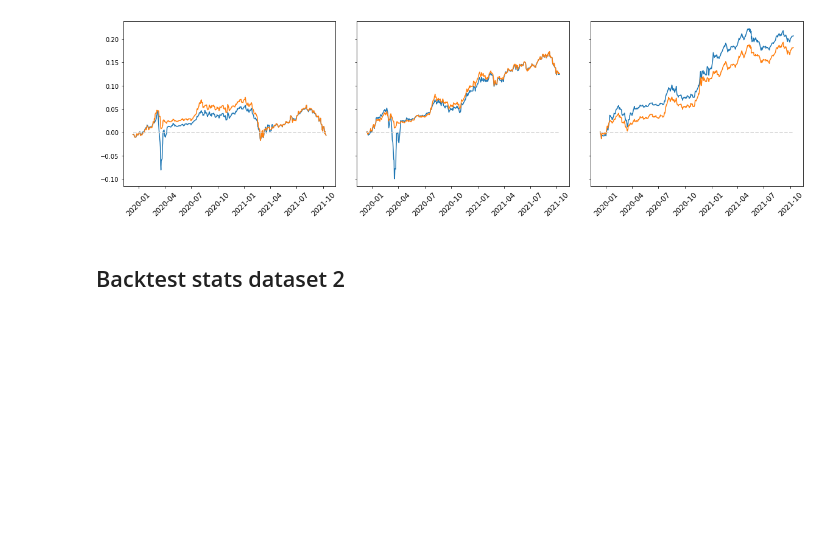
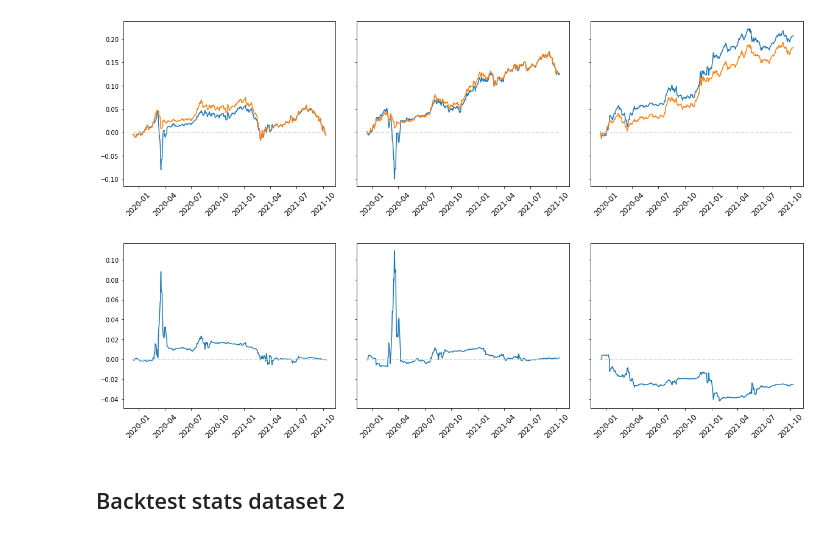
Before and after one commit to QuantLet/EmbeddingPortfolio, a Jupyter notebook: activationProba 20220225.ipynb, the cells around one changed output. Saved outputs shown, nothing was run; the diff lists cells and outputs as text; code cells hidden in the pictures; blank space fills up the shorter version.

```diff
--- a/activationProba 20220225.ipynb
+++ b/activationProba 20220225.ipynb
@@ -102,7 +102,7 @@ def load_all_backtest_result(ae_dir, nmf_dir, dataset, m=0):
 # %% [markdown]
 # Save directory
 # %%
-SAVE = True
+SAVE = False
 savedir = "paper_result"
 if SAVE:
     if not os.path.isdir(savedir):
@@ -270,6 +260,21 @@ if SAVE:
 plt.show()
 # %% [output]
 [figure]
+# %%
+nrow, ncol = 2,2
+fig, axs = plt.subplots(1, 3, figsize=(20,5), sharey=True, sharex=True)
+for i, strat in enumerate([s for s in strats if s != "aeerc"]):
+    axs[i].plot(np.cumprod(ann_perf1[f"{strat}_hedge"] + 1) - np.cumprod(ann_perf1[strat] + 1))
+    axs[i].plot(ann_perf1[strat] - ann_perf1[strat], linestyle="--", color="lightgrey")
+    axs[i].tick_params(axis='x', labelrotation = 45,  labelsize=12)
+plt.subplots_adjust(wspace = .1)
+plt.subplots_adjust(hspace = .1)
+
+if SAVE:
+    plt.savefig(f'{savedir}/perf_vs_hedge_excess_ret_dataset1.png', bbox_inches='tight', transparent=True)
+plt.show()
+# %% [output]
+[figure, added]
 # %% [markdown]
 ## Backtest stats dataset 2
 # %%
```
Also changed, not shown: parts of 2 cells of this notebook, 1 other file.
